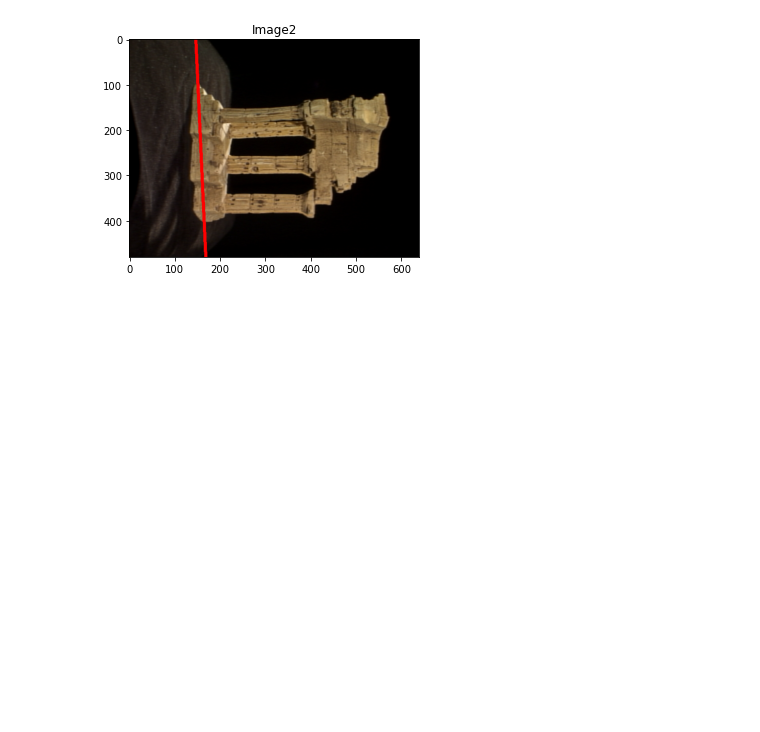
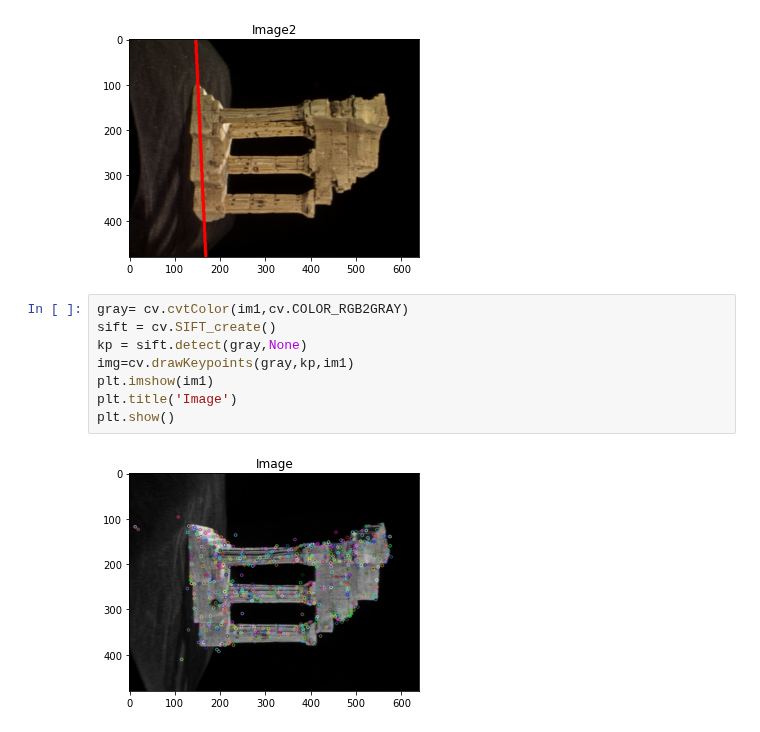
Before and after one commit to Gajaan08/FUNDAMENTALS-OF-IMAGE-PROCESSING, a Jupyter notebook: homework8/Ex8.ipynb, the cells around one changed output. Saved outputs shown, nothing was run; the diff lists cells and outputs as text; blank space fills up the shorter version.

```diff
--- a/homework8/Ex8.ipynb
+++ b/homework8/Ex8.ipynb
@@ -95,3 +103,13 @@ F = [[-2.87071497e-04 -3.96261289e-02  2.94221686e+02]
  [-2.76702814e+02  2.12942175e+01 -9.06669374e+03]]
 [figure]
 [figure]
+# %%
+gray= cv.cvtColor(im1,cv.COLOR_RGB2GRAY)
+sift = cv.SIFT_create()
+kp = sift.detect(gray,None)
+img=cv.drawKeypoints(gray,kp,im1)
+plt.imshow(im1)
+plt.title('Image')
+plt.show()
+# %% [output]
+[figure, added]
```
Also changed, not shown: parts of 4 cells of this notebook, 1 other file.
